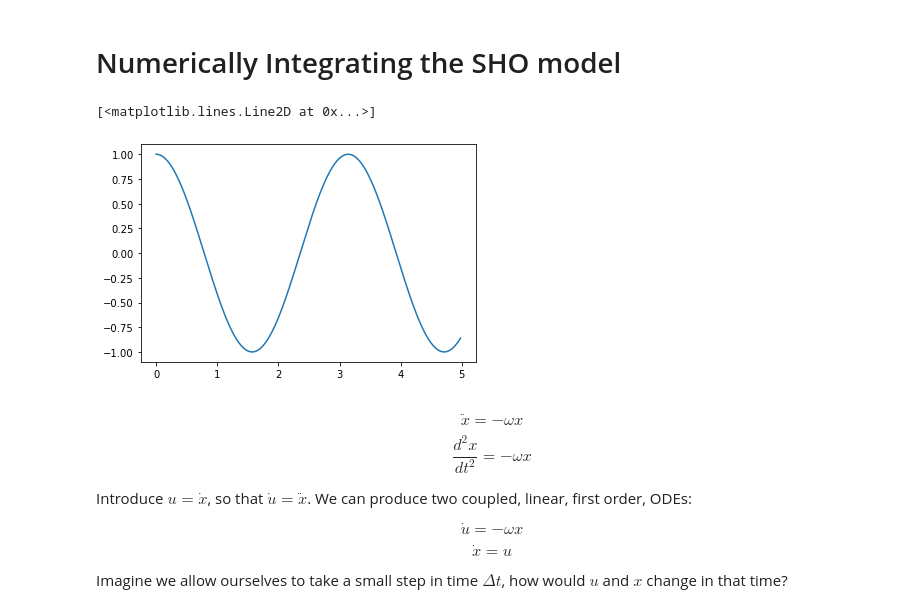
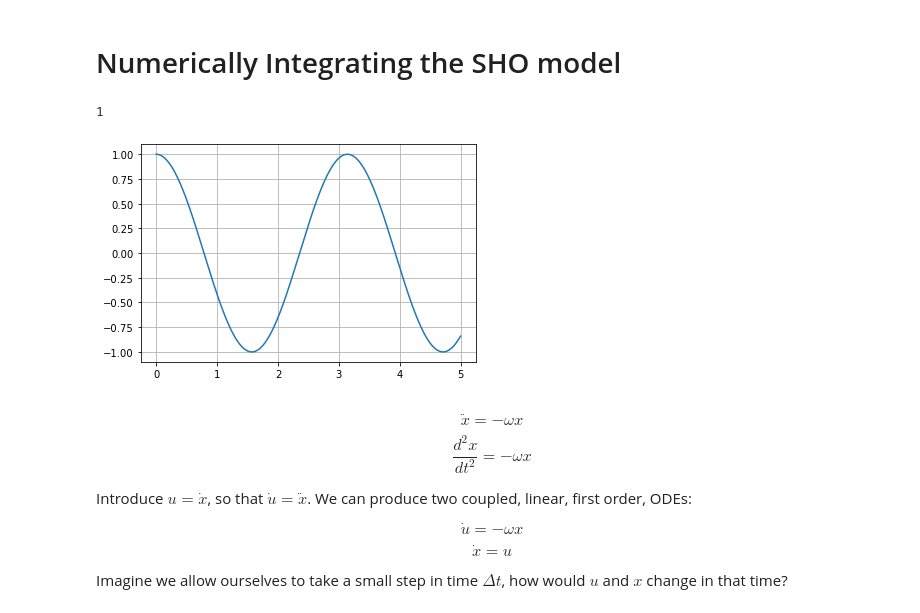
Before and after one commit to dannycab/phy415msu, a Jupyter notebook: _sources/content/1_modeling/SHO-numerical.ipynb, the cells around one changed output. Cells and saved outputs as stored; diff of their text form; code cells hidden in the pictures.

```diff
--- a/_sources/content/1_modeling/SHO-numerical.ipynb
+++ b/_sources/content/1_modeling/SHO-numerical.ipynb
@@ -5,6 +5,11 @@ import numpy as np
 import matplotlib.pyplot as plt
 
 %matplotlib inline
+# %%
+a = 1
+print(a)
+# %% [output]
+1
 # %%
 x0 = 1.0 ## Initial position
 v0 = 0.0 ## Initial velocity
@@ -26,11 +31,12 @@ def AnalyticalSolutionSHO(tf, deltat, amp, omega, t0 = 0, phase = 0):
 
         raise ValueError('Final time is before start time.')
 # %%
-t,x = AnalyticalSolutionSHO(tf, 0.02, x0, omega)
+deltat = 0.001
+t,x = AnalyticalSolutionSHO(tf, deltat, x0, omega)
 plt.plot(t,x)
+plt.grid()
 # %% [output]
-[<matplotlib.lines.Line2D at 0x...>]
-[figure, old version]
+[figure, new version]
 # %% [markdown]
 $$\ddot{x} = -\omega x$$
 $$\dfrac{d^2x}{dt^2} = -\omega x$$
```
Also changed, not shown: parts of 10 cells of this notebook, 54 other files.
